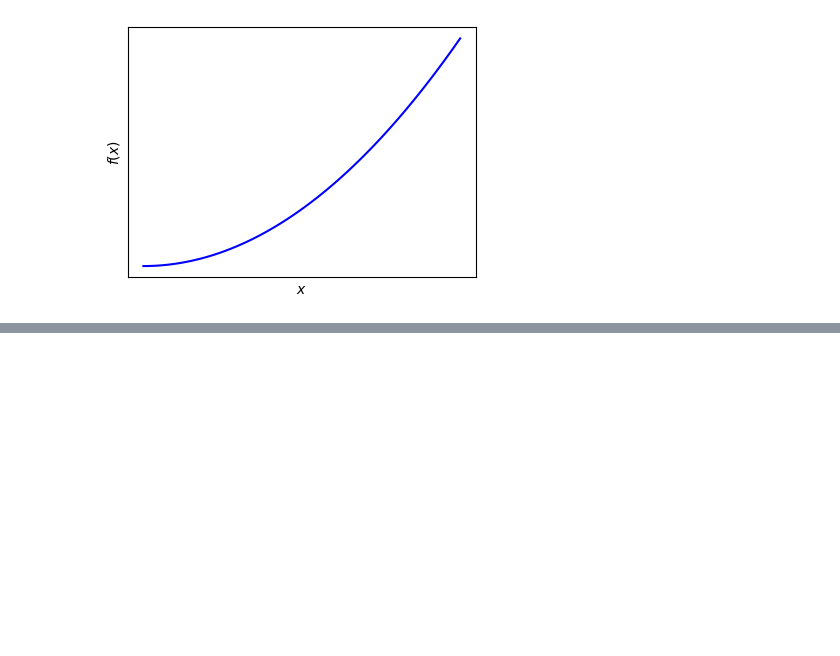
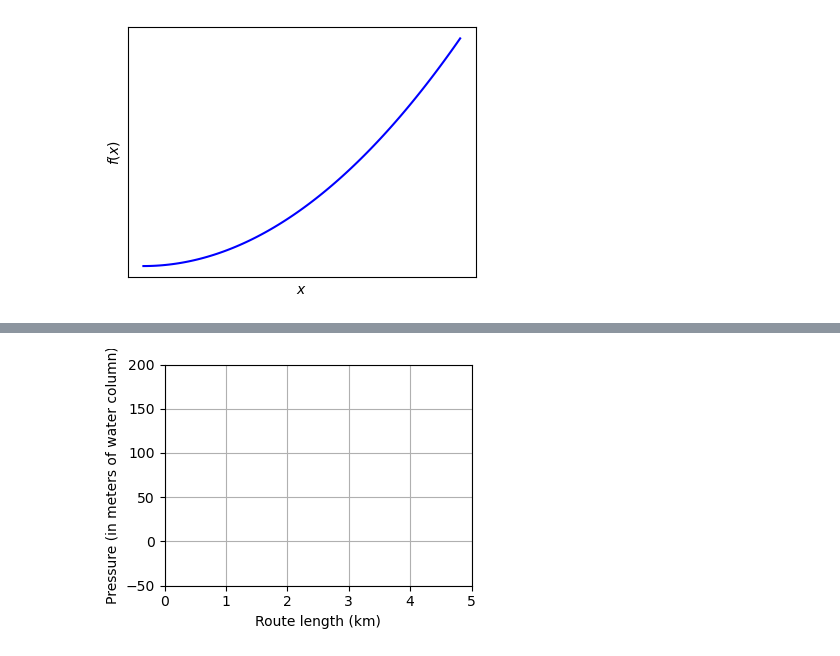
Before and after one commit to martavp/integrated-energy-grids, a Jupyter notebook: Lectures/Drawings_lectures.ipynb, the cells around one changed output, grey strips where cells are left out. Drawn from its saved outputs; the diff is of its cells as text; code cells hidden in the pictures; blank space fills up the shorter version.

```diff
--- a/Lectures/Drawings_lectures.ipynb
+++ b/Lectures/Drawings_lectures.ipynb
@@ -276,0 +300,12 @@ plt.savefig('fig13.png')
+# %%
+plt.rcParams["figure.figsize"] = [4, 3]
+plt.rcParams["figure.autolayout"] = True
+plt.grid()
+plt.xlabel('Route length (km)')
+plt.ylabel('Pressure (in meters of water column)')
+
+plt.xlim([0,5])
+plt.ylim([-50,200])
+plt.savefig('fig15.png')
+# %% [output]
+[figure, added]
```
Also changed, not shown: parts of 3 cells of this notebook, 2 other files.
